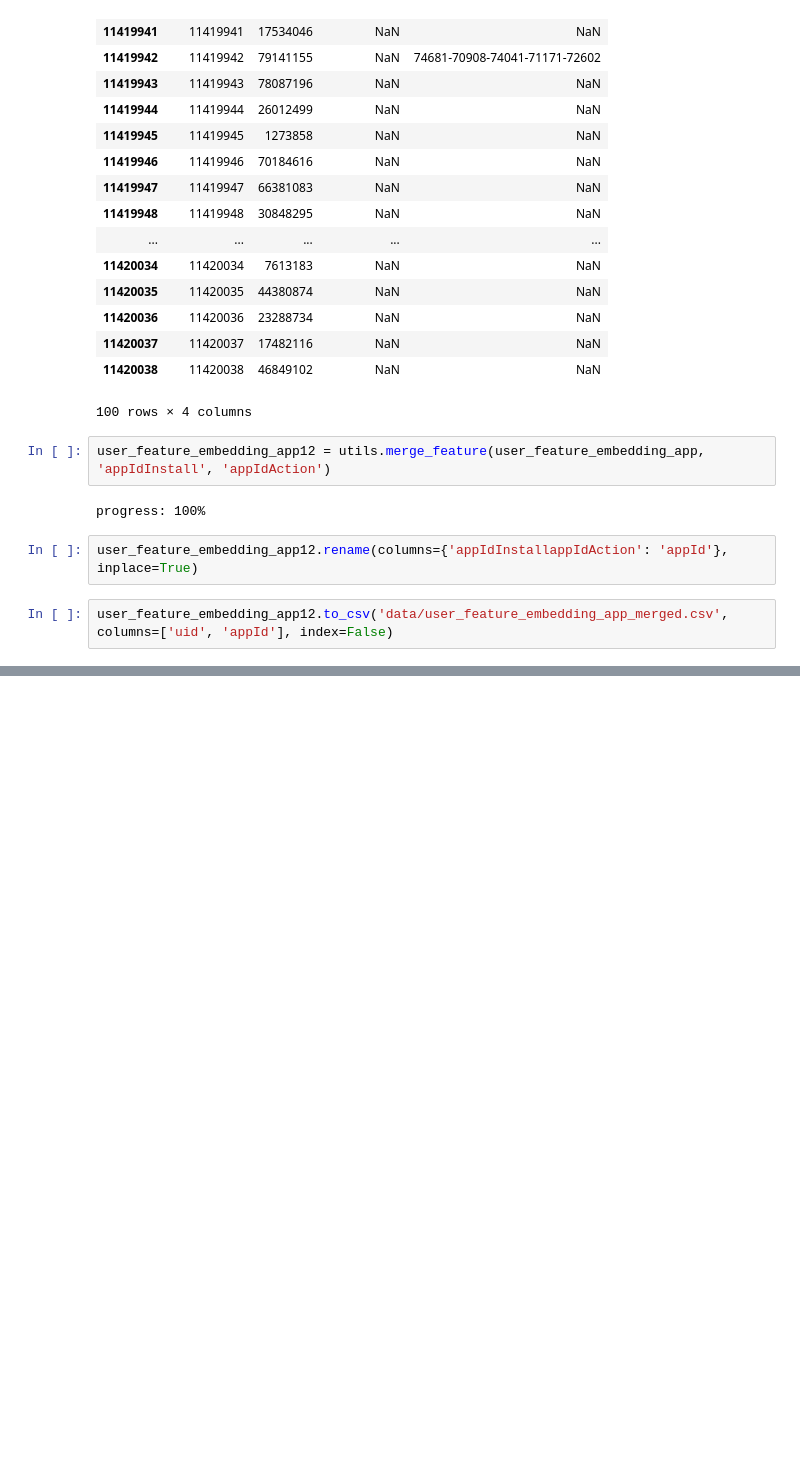
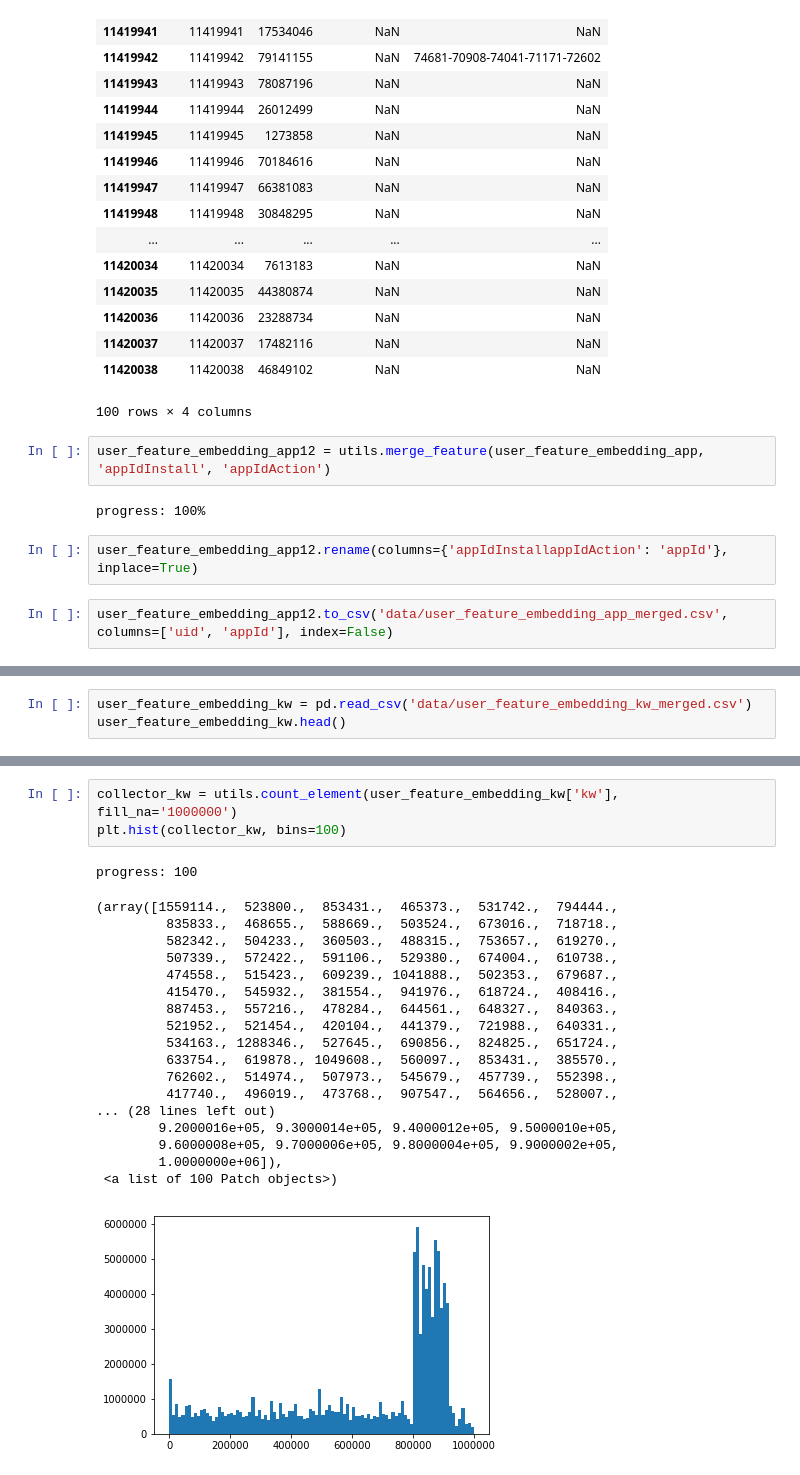
Before and after one commit to ModaoT/firstkill, a Jupyter notebook: complex_data_handling.ipynb, the cells around one changed output, grey strips where cells are left out. Cells and saved outputs as stored; diff of their text form; blank space fills up the shorter version.

```diff
--- a/complex_data_handling.ipynb
+++ b/complex_data_handling.ipynb
@@ -223,0 +238,3 @@ user_feature_embedding_app12.to_csv('data/user_feature_embedding_app_merged.csv'
+# %%
+user_feature_embedding_kw = pd.read_csv('data/user_feature_embedding_kw_merged.csv')
+user_feature_embedding_kw.head()
@@ -223,0 +248,23 @@ user_feature_embedding_app12.to_csv('data/user_feature_embedding_app_merged.csv'
+# %%
+collector_kw = utils.count_element(user_feature_embedding_kw['kw'], fill_na='1000000')
+plt.hist(collector_kw, bins=100)
+# %% [output]
+progress: 100
+(array([1559114.,  523800.,  853431.,  465373.,  531742.,  794444.,
+         835833.,  468655.,  588669.,  503524.,  673016.,  718718.,
+         582342.,  504233.,  360503.,  488315.,  753657.,  619270.,
+         507339.,  572422.,  591106.,  529380.,  674004.,  610738.,
+         474558.,  515423.,  609239., 1041888.,  502353.,  679687.,
+         415470.,  545932.,  381554.,  941976.,  618724.,  408416.,
+         887453.,  557216.,  478284.,  644561.,  648327.,  840363.,
+         521952.,  521454.,  420104.,  441379.,  721988.,  640331.,
+         534163., 1288346.,  527645.,  690856.,  824825.,  651724.,
+         633754.,  619878., 1049608.,  560097.,  853431.,  385570.,
+         762602.,  514974.,  507973.,  545679.,  457739.,  552398.,
+         417740.,  496019.,  473768.,  907547.,  564656.,  528007.,
+... (28 lines left out)
+        9.2000016e+05, 9.3000014e+05, 9.4000012e+05, 9.5000010e+05,
+        9.6000008e+05, 9.7000006e+05, 9.8000004e+05, 9.9000002e+05,
+        1.0000000e+06]),
+ <a list of 100 Patch objects>)
+[figure, added]
```
Also changed, not shown: parts of 21 cells of this notebook, 3 other files.
